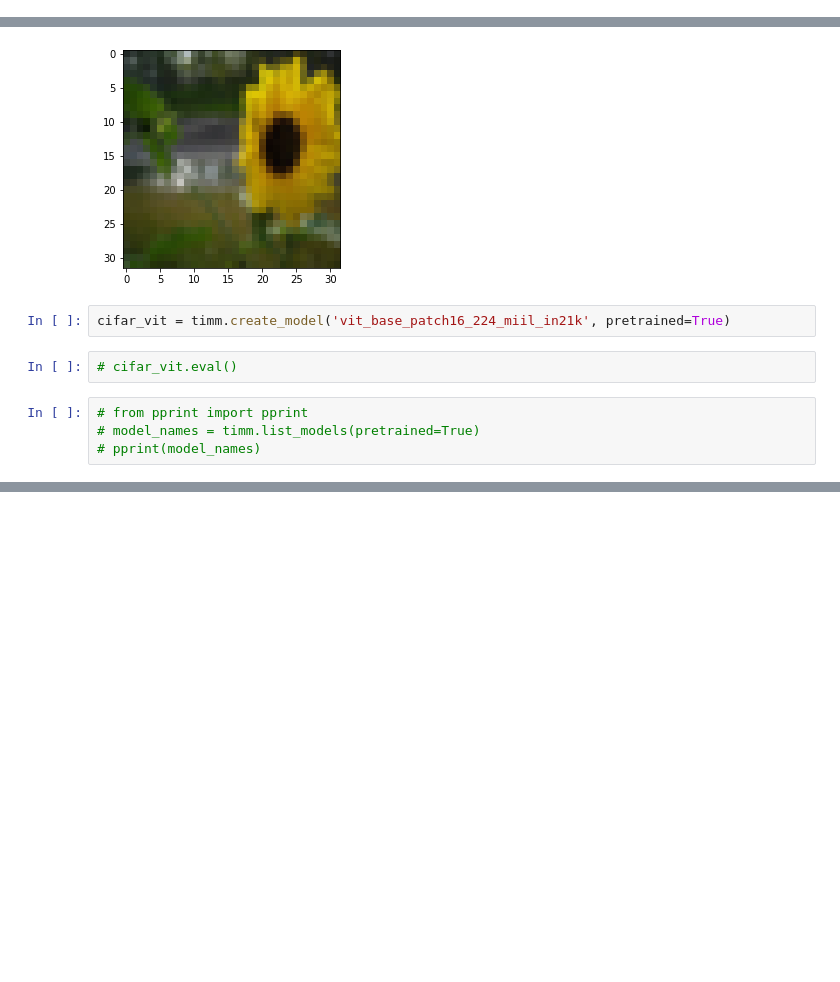
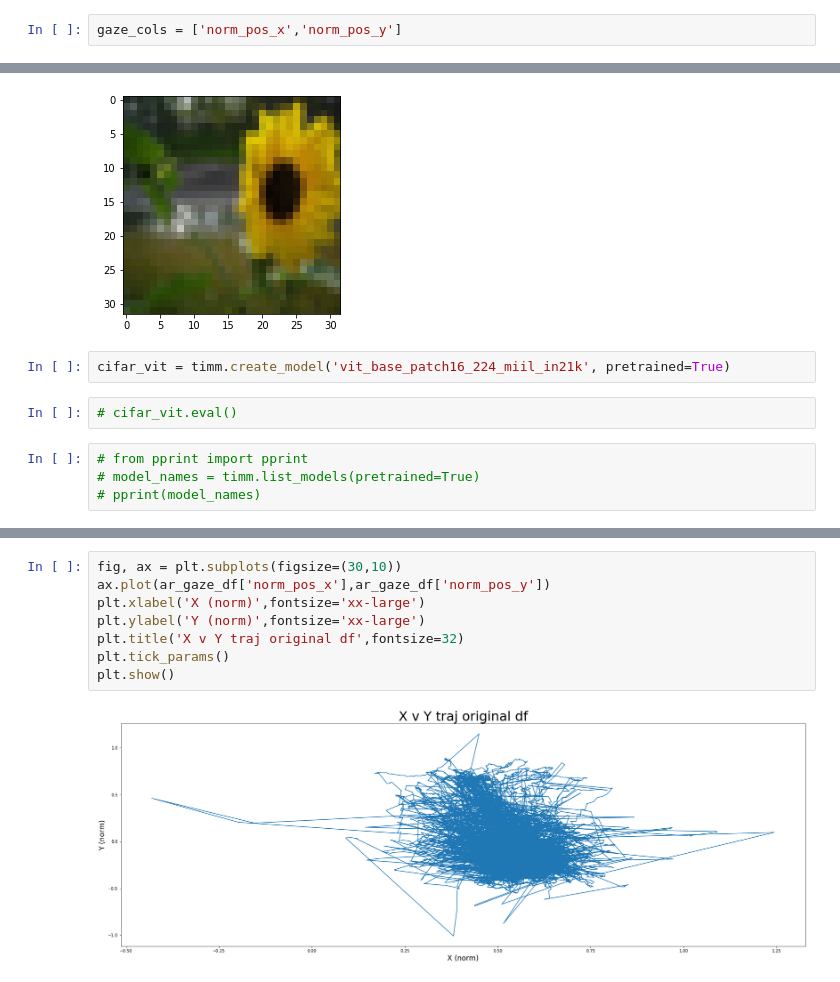
Before and after one commit to ren-e1011/driftmi, a Jupyter notebook: MINEBox.ipynb, the cells around one changed output, grey strips where cells are left out. Drawn from its saved outputs; the diff is of its cells as text; blank space fills up the shorter version.

Commit message:
interpolation consideration plots

```diff
--- a/MINEBox.ipynb
+++ b/MINEBox.ipynb
@@ -122,6 +118,8 @@ def load_binocular(part,events,cols=None):
     BINgaze_df = BINgaze_df.reset_index(drop=True)
 
     return BINgaze_df
+# %%
+gaze_cols = ['norm_pos_x','norm_pos_y']
 # %%
 def fillfirstna(resampled_df,orig_df):
     # gaze_sample.loc[ar_gaze_sample['timedelta']>0].index[0] should be equivalent to ar_gaze_sample.iloc[0] if reset index to start_delta ie timedelta >=0
@@ -351,0 +396,10 @@ cifar_vit = timm.create_model('vit_base_patch16_224_miil_in21k', pretrained=True
+# %%
+fig, ax = plt.subplots(figsize=(30,10))
+ax.plot(ar_gaze_df['norm_pos_x'],ar_gaze_df['norm_pos_y'])
+plt.xlabel('X (norm)',fontsize='xx-large')
+plt.ylabel('Y (norm)',fontsize='xx-large')
+plt.title('X v Y traj original df',fontsize=32)
+plt.tick_params()
+plt.show()
+# %% [output]
+[figure, added]
```
Also changed, not shown: parts of 36 cells of this notebook.
